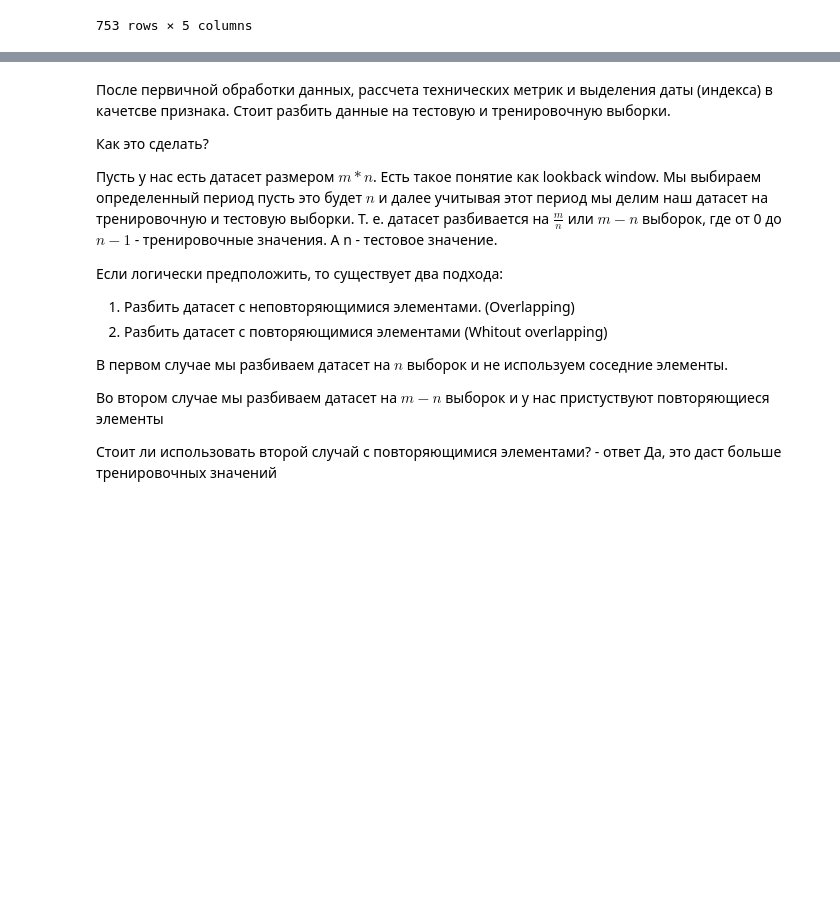
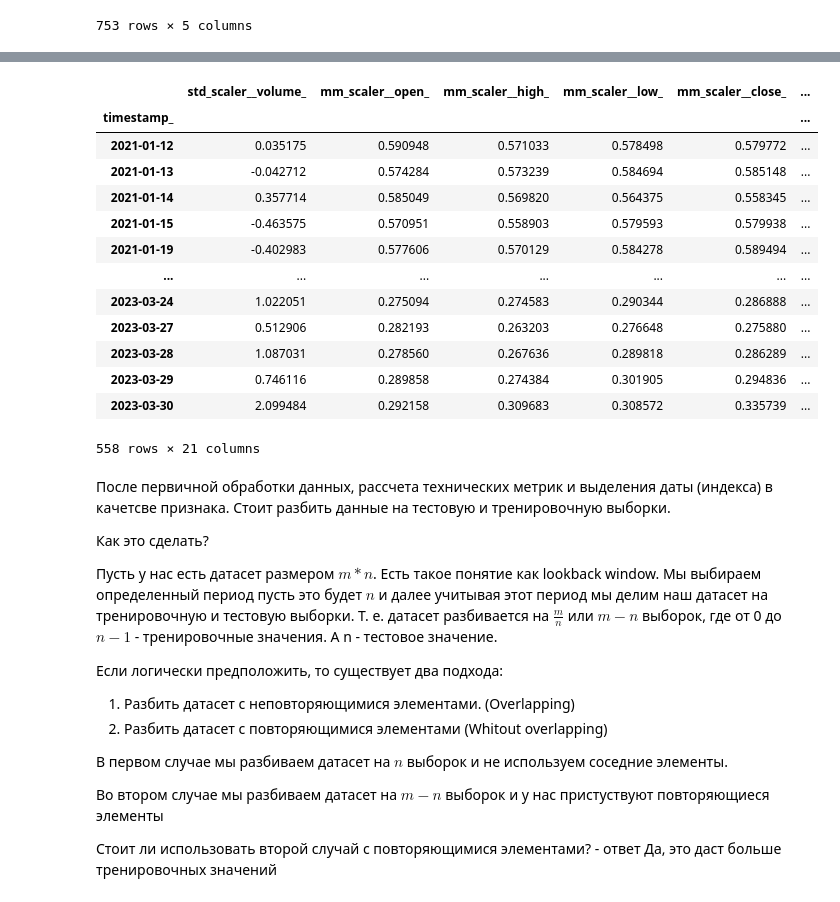
Before and after one commit to 1Eross/exchange_model, a Jupyter notebook: lstm_model.ipynb, the cells around one changed output, grey strips where cells are left out. Cells and saved outputs as stored; diff of their text form; code cells hidden in the pictures; blank space fills up the shorter version.

```diff
--- a/lstm_model.ipynb
+++ b/lstm_model.ipynb
@@ -297,3 +320,20 @@ test_eda.shape
+# %%
+train_eda.shift(-1).iloc[:-1, :]
+# %% [output]
+|  | std_scaler__volume_ | mm_scaler__open_ | mm_scaler__high_ | mm_scaler__low_ | mm_scaler__close_ | ... |
+| timestamp_ |  |  |  |  |  | ... |
+| 2021-01-12 | 0.035175 | 0.590948 | 0.571033 | 0.578498 | 0.579772 | ... |
+| 2021-01-13 | -0.042712 | 0.574284 | 0.573239 | 0.584694 | 0.585148 | ... |
+| 2021-01-14 | 0.357714 | 0.585049 | 0.569820 | 0.564375 | 0.558345 | ... |
+| 2021-01-15 | -0.463575 | 0.570951 | 0.558903 | 0.579593 | 0.579938 | ... |
+| 2021-01-19 | -0.402983 | 0.577606 | 0.570129 | 0.584278 | 0.589494 | ... |
+| ... | ... | ... | ... | ... | ... | ... |
+| 2023-03-24 | 1.022051 | 0.275094 | 0.274583 | 0.290344 | 0.286888 | ... |
+| 2023-03-27 | 0.512906 | 0.282193 | 0.263203 | 0.276648 | 0.275880 | ... |
+| 2023-03-28 | 1.087031 | 0.278560 | 0.267636 | 0.289818 | 0.286289 | ... |
+| 2023-03-29 | 0.746116 | 0.289858 | 0.274384 | 0.301905 | 0.294836 | ... |
+| 2023-03-30 | 2.099484 | 0.292158 | 0.309683 | 0.308572 | 0.335739 | ... |
+558 rows × 21 columns
 # %% [markdown]
 После первичной обработки данных, рассчета технических метрик и выделения даты (индекса) в качетсве признака. Стоит разбить данные на тестовую и тренировочную выборки.
 
```
Also changed, not shown: parts of 22 cells of this notebook.
